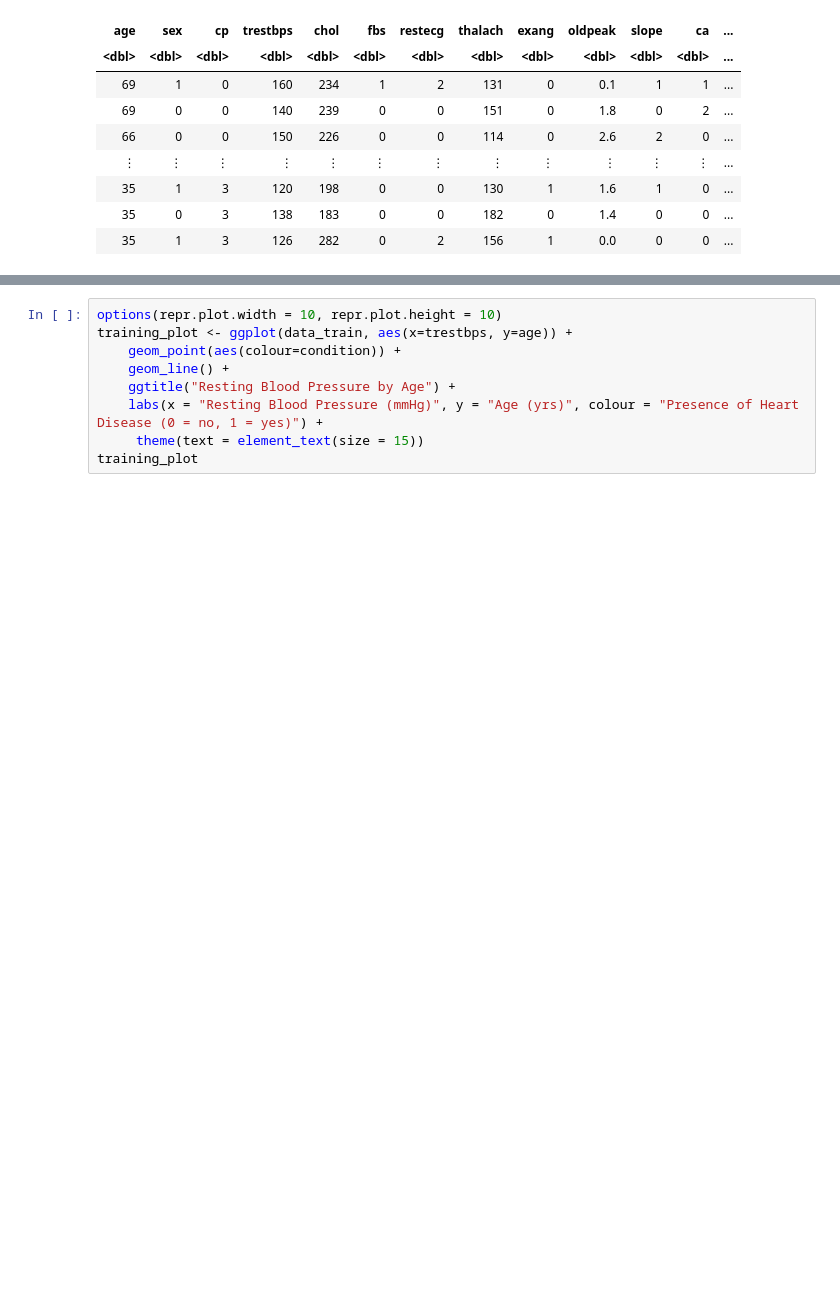
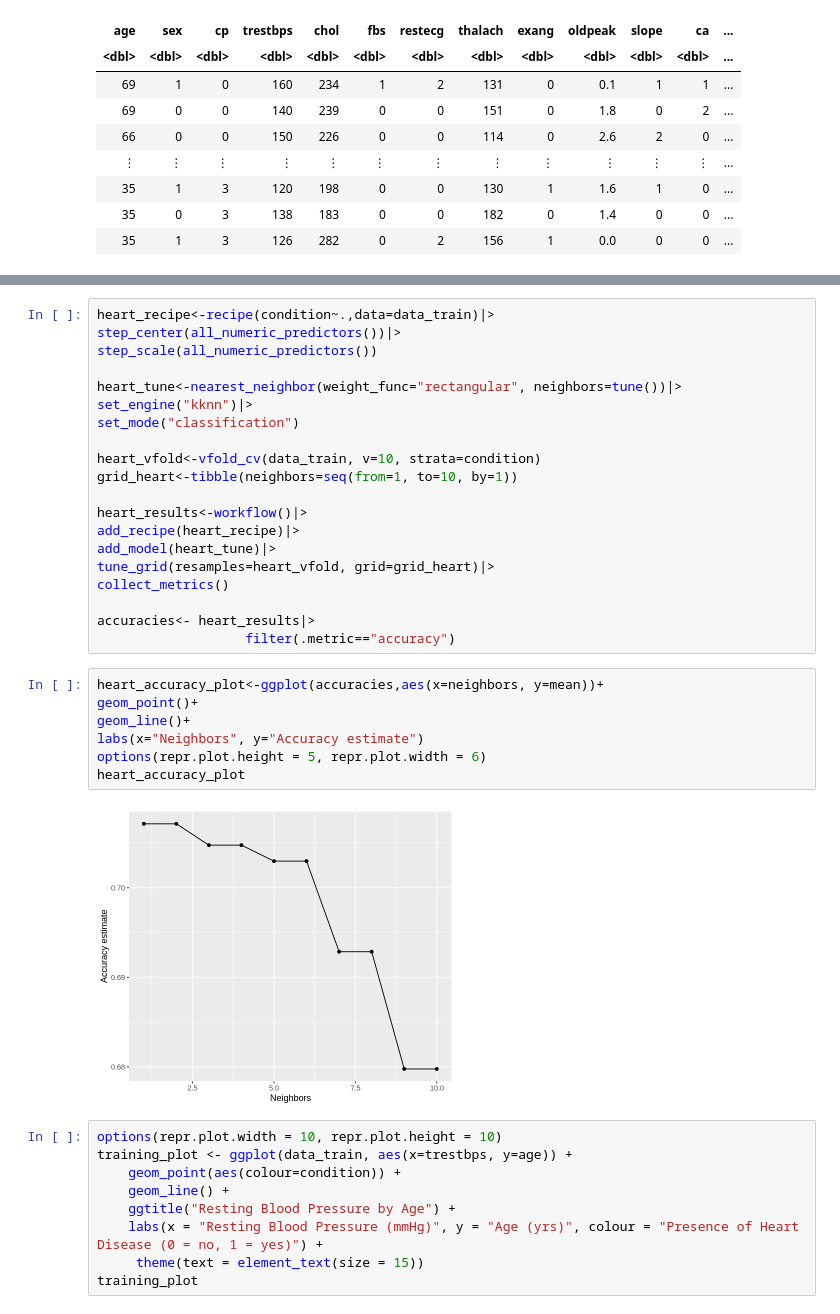
Before and after one commit to LordofSabres/Team_Pineapples_DSCI_100, a Jupyter notebook: projectproposal.ipynb, the cells around one changed output, grey strips where cells are left out. Drawn from its saved outputs; the diff is of its cells as text; blank space fills up the shorter version.

Commit message:
Added accuracy estimate and plot
(to find best k)

```diff
--- a/projectproposal.ipynb
+++ b/projectproposal.ipynb
@@ -93,3 +93,32 @@ A tibble: 74 × 7
+# %%
+heart_recipe<-recipe(condition~.,data=data_train)|>
+step_center(all_numeric_predictors())|>
+step_scale(all_numeric_predictors())
+
+heart_tune<-nearest_neighbor(weight_func="rectangular", neighbors=tune())|>
+set_engine("kknn")|>
+set_mode("classification")
+
+heart_vfold<-vfold_cv(data_train, v=10, strata=condition)
+grid_heart<-tibble(neighbors=seq(from=1, to=10, by=1))
+
+heart_results<-workflow()|>
+add_recipe(heart_recipe)|>
+add_model(heart_tune)|>
+tune_grid(resamples=heart_vfold, grid=grid_heart)|>
+collect_metrics()
+
+accuracies<- heart_results|>
+                   filter(.metric=="accuracy")
+# %%
+heart_accuracy_plot<-ggplot(accuracies,aes(x=neighbors, y=mean))+
+geom_point()+
+geom_line()+
+labs(x="Neighbors", y="Accuracy estimate")
+options(repr.plot.height = 5, repr.plot.width = 6)
+heart_accuracy_plot
+# %% [output]
+[figure, added]
 # %%
 options(repr.plot.width = 10, repr.plot.height = 10)
 training_plot <- ggplot(data_train, aes(x=trestbps, y=age)) +
```
Also changed, not shown: parts of 2 cells of this notebook.
